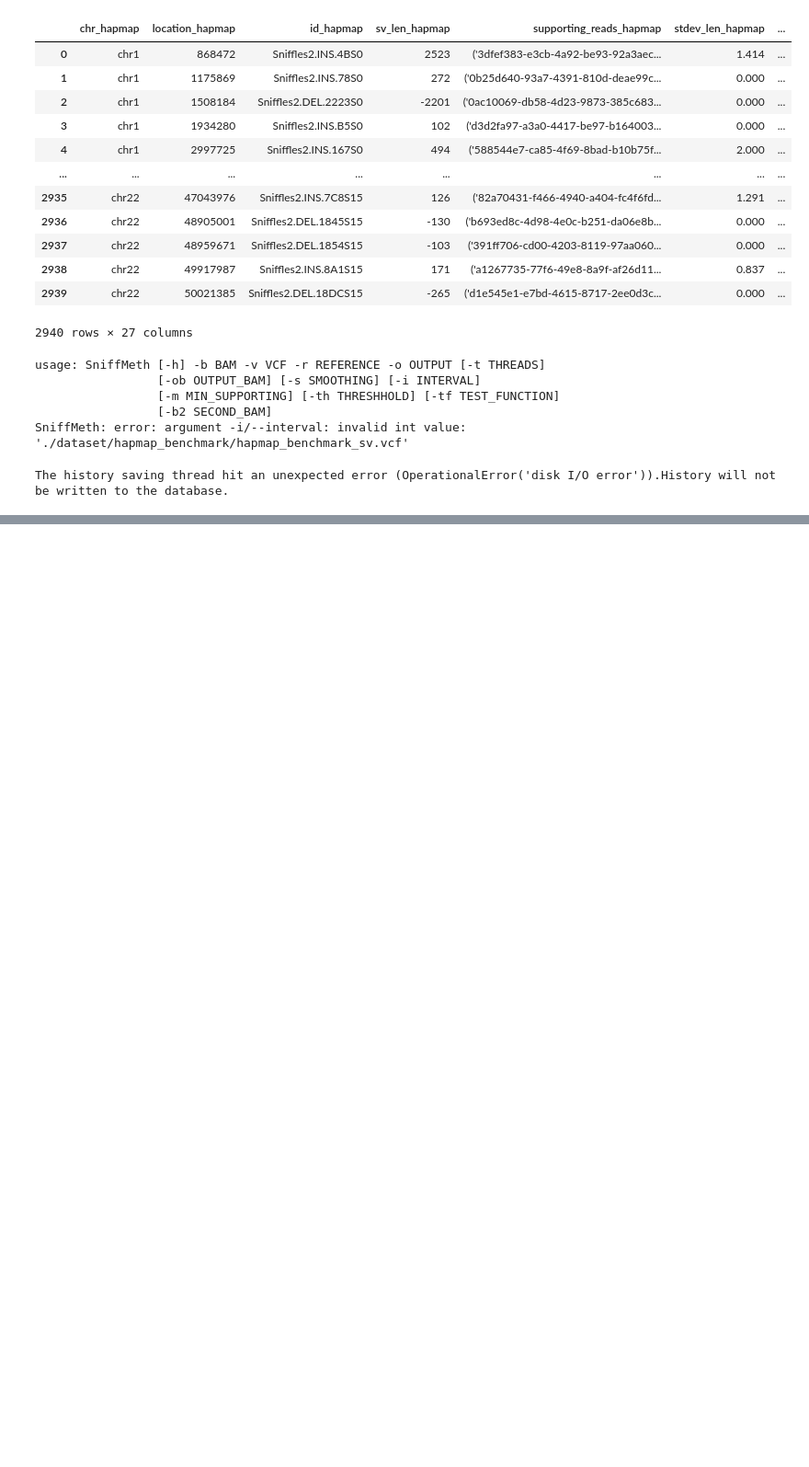
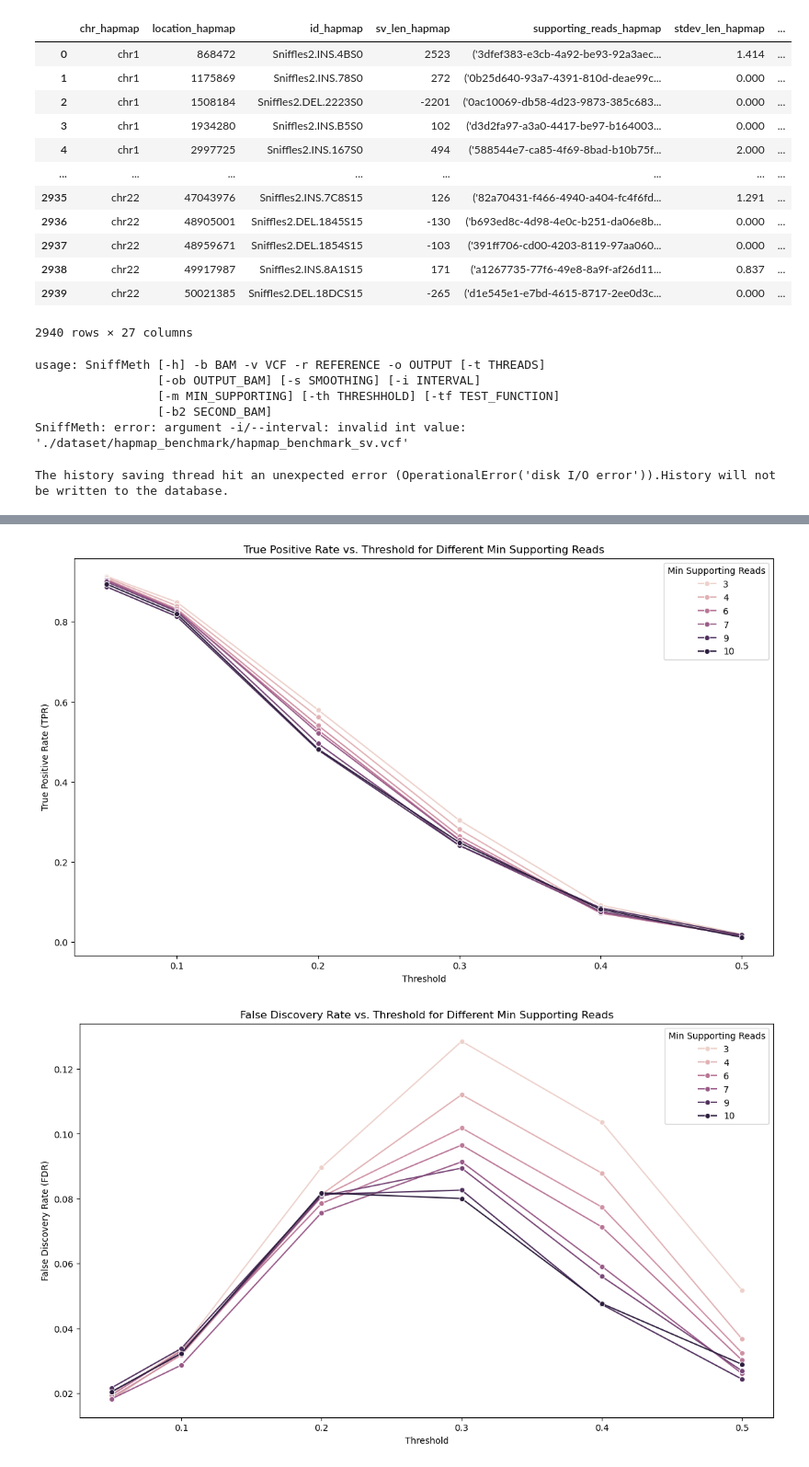
Before and after one commit to Fu-Yilei/SniffCell, a Jupyter notebook: sv_benchmark.ipynb, the cells around one changed output, grey strips where cells are left out. Shown at 92% size. Drawn from its saved outputs; the diff is of its cells as text; code cells hidden in the pictures; blank space fills up the shorter version.

Commit message:
add more benchmarking and fix smoothing when the list number is smaller than the threshold.

```diff
--- a/sv_benchmark.ipynb
+++ b/sv_benchmark.ipynb
@@ -226,9 +226,21 @@ The history saving thread hit an unexpected error (OperationalError('disk I/O er
 # ./sniffmeth -v ./dataset/hapmap_benchmark/benchmark_sv_vcf/HG02622_benchmark_sv.vcf -b ../hprc_data/HG02622.sorted.bam -b2 ../hapmap_data/hapmap_smaht_ont.bam  -r ../../../references/GCA_000001405.15_GRCh38_no_alt_analysis_set.fa -s 10 -o ./dataset/hapmap_benchmark/smoothing/ttest/HG02622 -m 3 -t 20
 # %%
 all_final_checks_df = pd.read_csv("./dataset/all_final_checks_df.csv")
-def benchmark_sv_methylation(input_path, all_final_checks_df, threshold=0.2, min_reads=5):
+
+def count_elements_in_tuple_string(tuple_str):
+    # Remove the surrounding parentheses and any extra spaces
+    cleaned_str = tuple_str.strip("()").strip()
+    # Return 0 if the string is empty after cleaning
+    if not cleaned_str:
+        return 0
+    # Split by commas and count the resulting elements
+    elements = cleaned_str.split(',')
+    # Return the count of non-empty elements, accounting for extra spaces
+    return len([element for element in elements if element.strip()])
+
+def benchmark_sv_methylation(input_path, all_final_checks_df, threshold=0.2, min_supporting_reads=5, max_stdev_pos=10, max_stdev_len=10):
     hapmap_csv = pd.read_csv(f"{input_path}/hapmap/sv_methylation_df.csv")
-    hapmap_csv = hapmap_csv[]
+    hapmap_csv = hapmap_csv[(hapmap_csv.supporting_reads.apply(count_elements_in_tuple_string) > min_supporting_reads) & (hapmap_csv.stdev_pos <= max_stdev_pos) & (hapmap_csv.stdev_len <= max_stdev_len)]
     hg002_csv = pd.read_csv(f"{input_path}/HG002/benchmarking_sv_df.csv")
     hg00438_csv = pd.read_csv(f"{input_path}/HG00438/benchmarking_sv_df.csv")
     hg005_csv = pd.read_csv(f"{input_path}/HG005/benchmarking_sv_df.csv")
@@ -239,6 +251,7 @@ def benchmark_sv_methylation(input_path, all_final_checks_df, threshold=0.2, min
     hprc_csvs = [hg002_csv, hg00438_csv, hg005_csv, hg02257_csv, hg02486_csv, hg02622_csv]
     combined_hprc_csv = pd.concat(hprc_csvs, keys=hprc_sample_list, names=['sample_name'])
     combined_hprc_csv.reset_index(level='sample_name', inplace=True)
+    # combined_hprc_csv = combined_hprc_csv[combined_hprc_csv.stdev_pos <= max_stdev_pos]
     all_final_checks_df = all_final_checks_df.merge(combined_hprc_csv[['id', 'cpg_diff_percentage', 'sample_name']], left_on=['id_hprc', 'sample_name_asm_hprc'], right_on=['id', 'sample_name'], how='left', suffixes=('', '_hprc'))
     all_final_checks_df = all_final_checks_df.merge(hapmap_csv[['id', 'cpg_diff_percentage']], left_on='id_hapmap', right_on='id', how='left', suffixes=('', '_hapmap'))
     all_final_checks_df.rename(columns={'cpg_diff_percentage': 'cpg_diff_percentage_hprc'}, inplace=True)
@@ -277,0 +275,49 @@ all_final_checks_df
+# %%
+thresholds = [0.05, 0.1, 0.2, 0.3, 0.4, 0.5]
+min_supporting_reads_list = [3, 4, 5, 6, 7, 8, 9, 10]
+stdev_pos_thresholds = [0, 5, 10, 20, 30]
+
+results = []
+for threshold in thresholds:
+    for min_supporting_reads in min_supporting_reads_list:
+        result = benchmark_sv_methylation('./dataset/hapmap_benchmark/smoothing/ttest', all_final_checks_df, threshold=threshold, min_supporting_reads=min_supporting_reads)
+        results.append((threshold, min_supporting_reads, result))
+
+# Convert results to DataFrame for easier plotting
+results_df = pd.DataFrame(results, columns=['Threshold', 'MinSupportingReads', 'Results'])
+results_df[['BothAbove', 'HprcAboveHapmapNot', 'HapmapAboveHprcNot', 'BothBelow']] = pd.DataFrame(results_df['Results'].tolist(), index=results_df.index)
+
+# Calculate True Positive Rate (TPR) and False Discovery Rate (FDR)
+results_df['TPR'] = results_df['BothAbove'] / (results_df['BothAbove'] + results_df['HapmapAboveHprcNot'] + results_df['HprcAboveHapmapNot'] + results_df['BothBelow'])
+results_df['FDR'] = results_df['HapmapAboveHprcNot'] / (results_df['BothAbove'] + results_df['HprcAboveHapmapNot'] + results_df['HapmapAboveHprcNot']+ results_df['BothBelow'])
+results_df['Total'] = results_df['BothAbove'] + results_df['HprcAboveHapmapNot'] + results_df['HapmapAboveHprcNot']+ results_df['BothBelow']
+
+# Plotting TPR
+plt.figure(figsize=(14, 8))
+sns.lineplot(data=results_df, x='Threshold', y='TPR', hue='MinSupportingReads', marker='o')
+plt.xlabel('Threshold')
+plt.ylabel('True Positive Rate (TPR)')
+plt.title('True Positive Rate vs. Threshold for Different Min Supporting Reads')
+plt.legend(title='Min Supporting Reads')
+plt.show()
+
+# Plotting FDR
+plt.figure(figsize=(14, 8))
+sns.lineplot(data=results_df, x='Threshold', y='FDR', hue='MinSupportingReads', marker='o')
+plt.xlabel('Threshold')
+plt.ylabel('False Discovery Rate (FDR)')
+plt.title('False Discovery Rate vs. Threshold for Different Min Supporting Reads')
+plt.legend(title='Min Supporting Reads')
+plt.show()
+
+# Plotting Total calls
+plt.figure(figsize=(14, 8))
+sns.lineplot(data=results_df, x='MinSupportingReads', y='Total', marker='o')
+plt.xlabel('Min Supporting Reads')
+plt.ylabel('Total calls')
+plt.title('Total calls vs. Min Supporting Reads for Different Thresholds')
+plt.legend(title='Threshold')
+plt.show()
+# %% [output]
+[figure, added]
+[figure, added]
```
Also changed, not shown: parts of 11 cells of this notebook, 1 other file.
